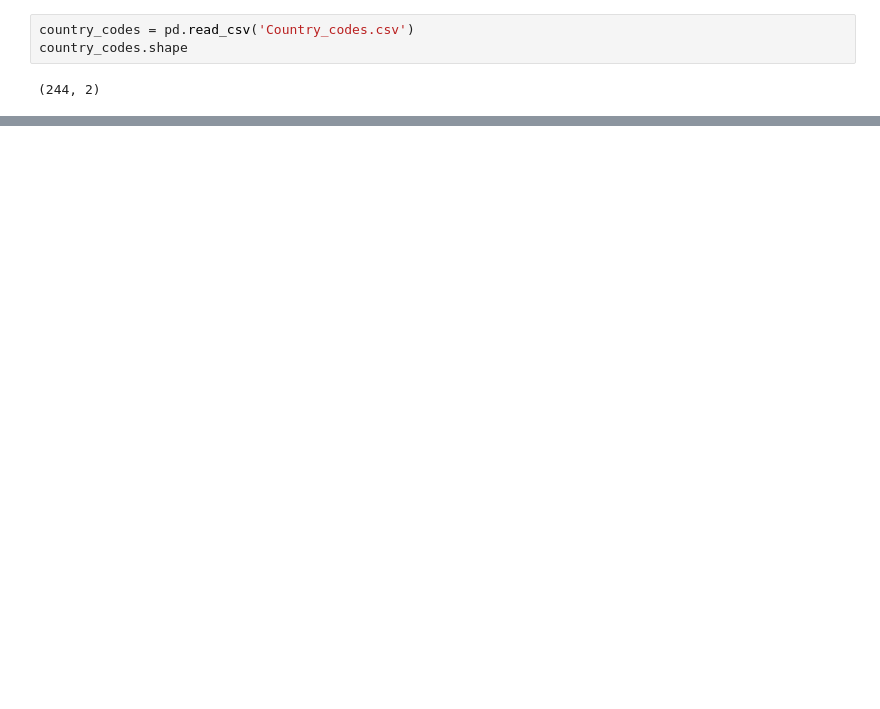
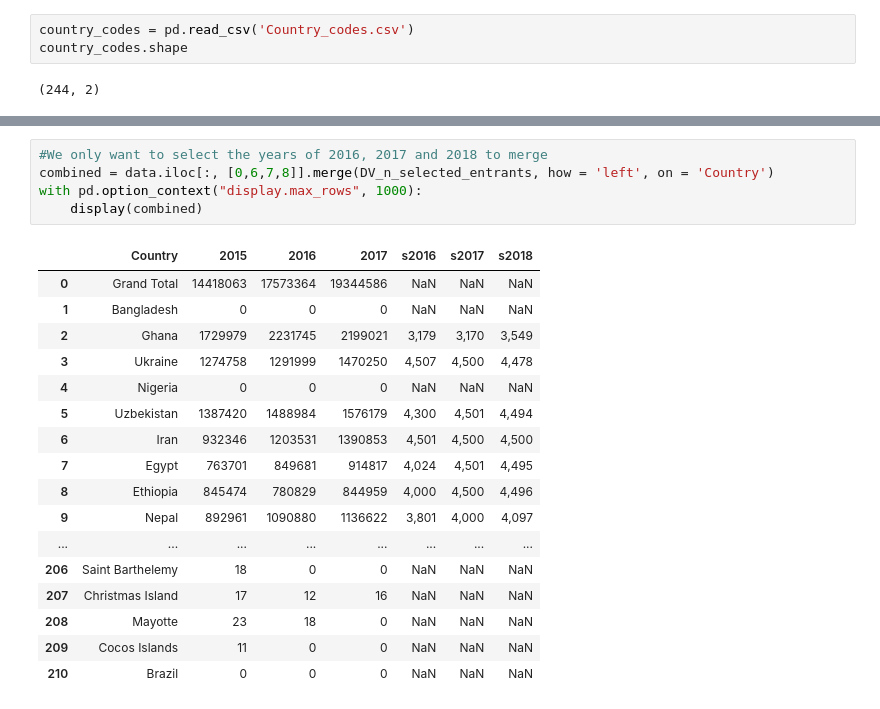
Before and after one commit to guldenturgay/dv-lottery-analysis, a Jupyter notebook: DV lottery analysis.ipynb, the cells around one changed output, grey strips where cells are left out. Saved outputs shown, nothing was run; the diff lists cells and outputs as text; blank space fills up the shorter version.

```diff
--- a/DV lottery analysis.ipynb
+++ b/DV lottery analysis.ipynb
@@ -93,0 +136,23 @@ fig.show()
+# %%
+#We only want to select the years of 2016, 2017 and 2018 to merge
+combined = data.iloc[:, [0,6,7,8]].merge(DV_n_selected_entrants, how = 'left', on = 'Country')
+with pd.option_context("display.max_rows", 1000):
+    display(combined)
+# %% [output]
+|  | Country | 2015 | 2016 | 2017 | s2016 | s2017 | s2018 |
+| 0 | Grand Total | 14418063 | 17573364 | 19344586 | NaN | NaN | NaN |
+| 1 | Bangladesh | 0 | 0 | 0 | NaN | NaN | NaN |
+| 2 | Ghana | 1729979 | 2231745 | 2199021 | 3,179 | 3,170 | 3,549 |
+| 3 | Ukraine | 1274758 | 1291999 | 1470250 | 4,507 | 4,500 | 4,478 |
+| 4 | Nigeria | 0 | 0 | 0 | NaN | NaN | NaN |
+| 5 | Uzbekistan | 1387420 | 1488984 | 1576179 | 4,300 | 4,501 | 4,494 |
+| 6 | Iran | 932346 | 1203531 | 1390853 | 4,501 | 4,500 | 4,500 |
+| 7 | Egypt | 763701 | 849681 | 914817 | 4,024 | 4,501 | 4,495 |
+| 8 | Ethiopia | 845474 | 780829 | 844959 | 4,000 | 4,500 | 4,496 |
+| 9 | Nepal | 892961 | 1090880 | 1136622 | 3,801 | 4,000 | 4,097 |
+| ... | ... | ... | ... | ... | ... | ... | ... |
+| 206 | Saint Barthelemy | 18 | 0 | 0 | NaN | NaN | NaN |
+| 207 | Christmas Island | 17 | 12 | 16 | NaN | NaN | NaN |
+| 208 | Mayotte | 23 | 18 | 0 | NaN | NaN | NaN |
+| 209 | Cocos Islands | 11 | 0 | 0 | NaN | NaN | NaN |
+| 210 | Brazil | 0 | 0 | 0 | NaN | NaN | NaN |
```
Also changed, not shown: parts of 11 cells of this notebook, 6 other files.
